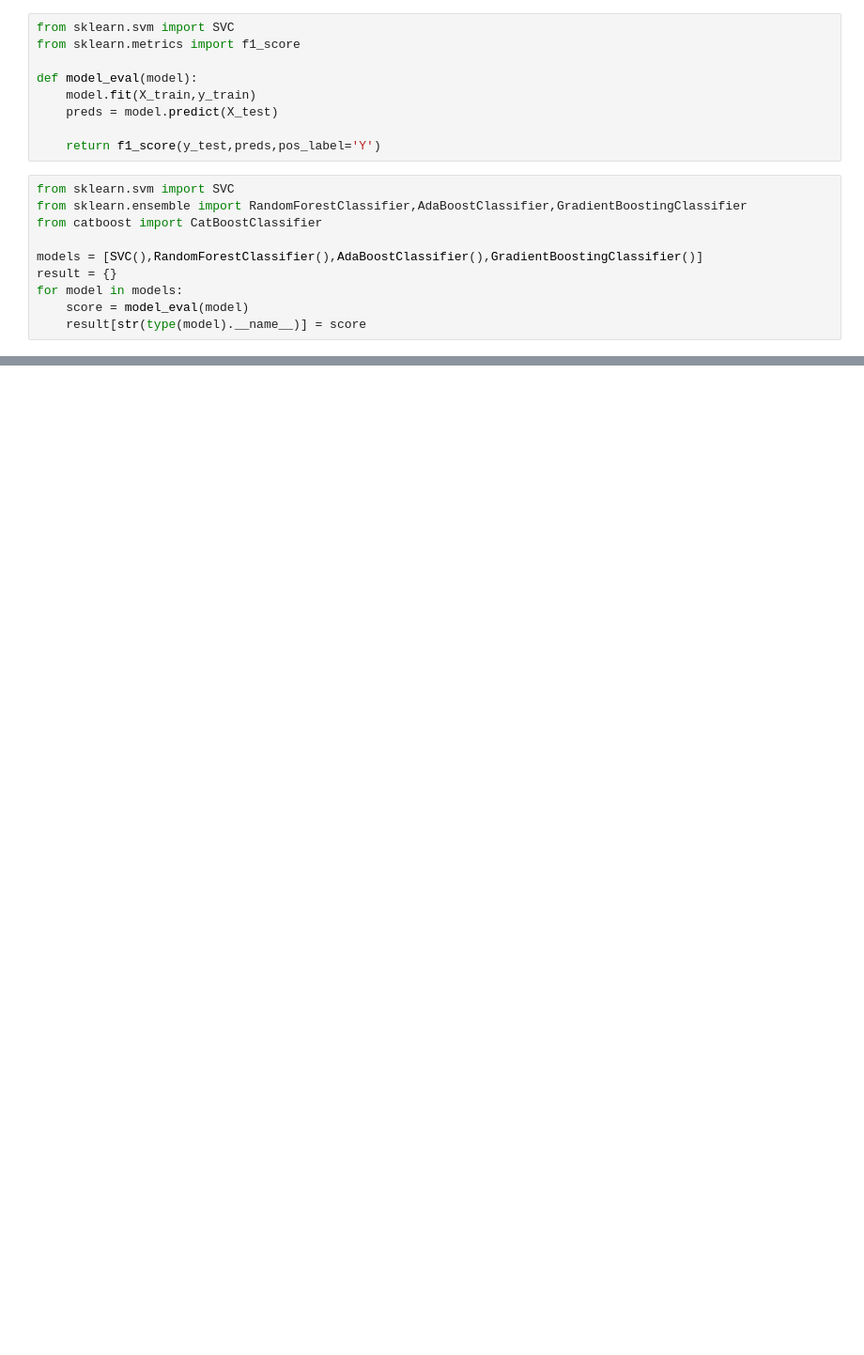
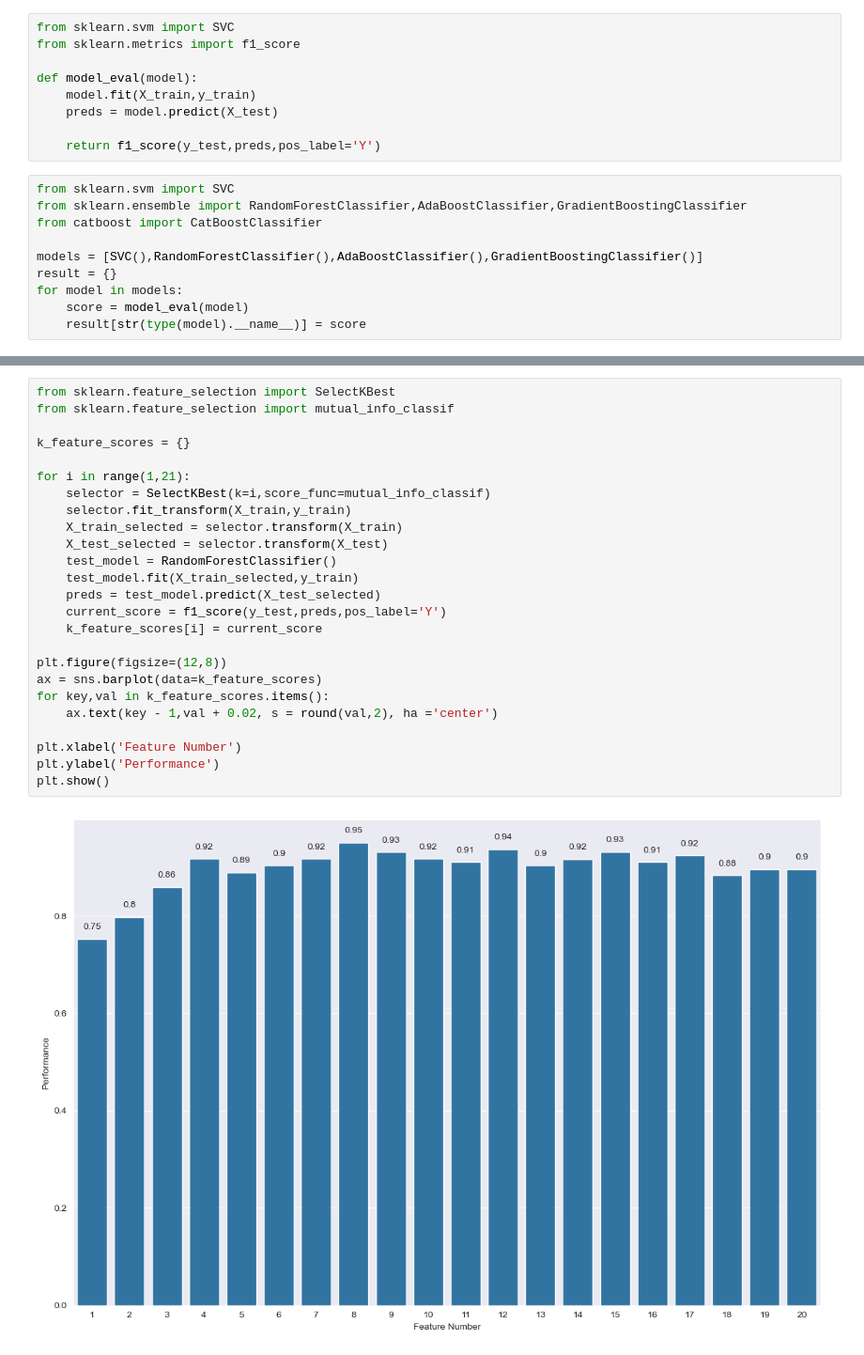
Before and after one commit to wp225/Data_Science_Practice, a Jupyter notebook: Loan Approval/loan_prediction.ipynb, the cells around one changed output, grey strips where cells are left out. Shown at 94% size. Drawn from its saved outputs; the diff is of its cells as text; blank space fills up the shorter version.

```diff
--- a/Loan Approval/loan_prediction.ipynb
+++ b/Loan Approval/loan_prediction.ipynb
@@ -318,0 +334,27 @@ for key,val in result.items():
+# %%
+from sklearn.feature_selection import SelectKBest
+from sklearn.feature_selection import mutual_info_classif
+
+k_feature_scores = {}
+
+for i in range(1,21):
+    selector = SelectKBest(k=i,score_func=mutual_info_classif)
+    selector.fit_transform(X_train,y_train)
+    X_train_selected = selector.transform(X_train)
+    X_test_selected = selector.transform(X_test)
+    test_model = RandomForestClassifier()
+    test_model.fit(X_train_selected,y_train)
+    preds = test_model.predict(X_test_selected)
+    current_score = f1_score(y_test,preds,pos_label='Y')
+    k_feature_scores[i] = current_score
+
+plt.figure(figsize=(12,8))
+ax = sns.barplot(data=k_feature_scores)
+for key,val in k_feature_scores.items():
+    ax.text(key - 1,val + 0.02, s = round(val,2), ha ='center')
+
+plt.xlabel('Feature Number')
+plt.ylabel('Performance')
+plt.show()
+# %% [output]
+[figure, added]
```
Also changed, not shown: parts of 3 cells of this notebook, 1 other file.
